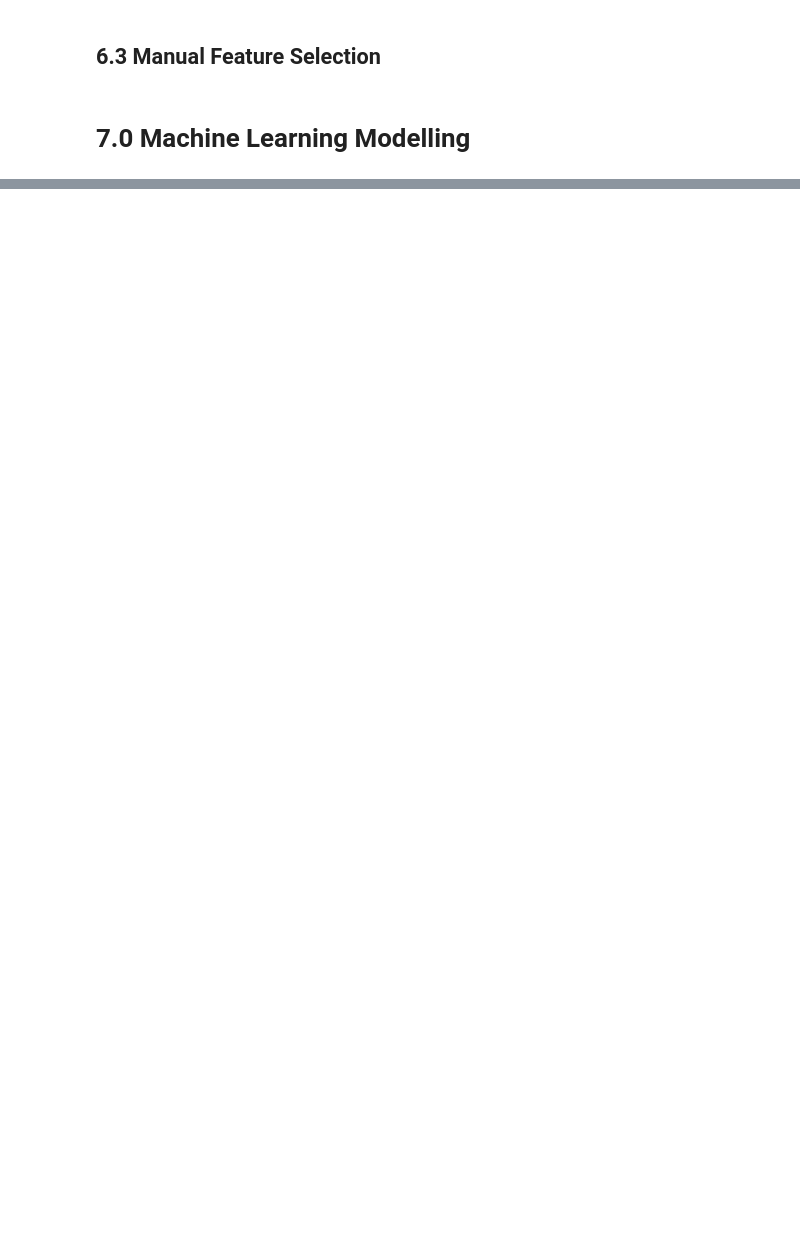
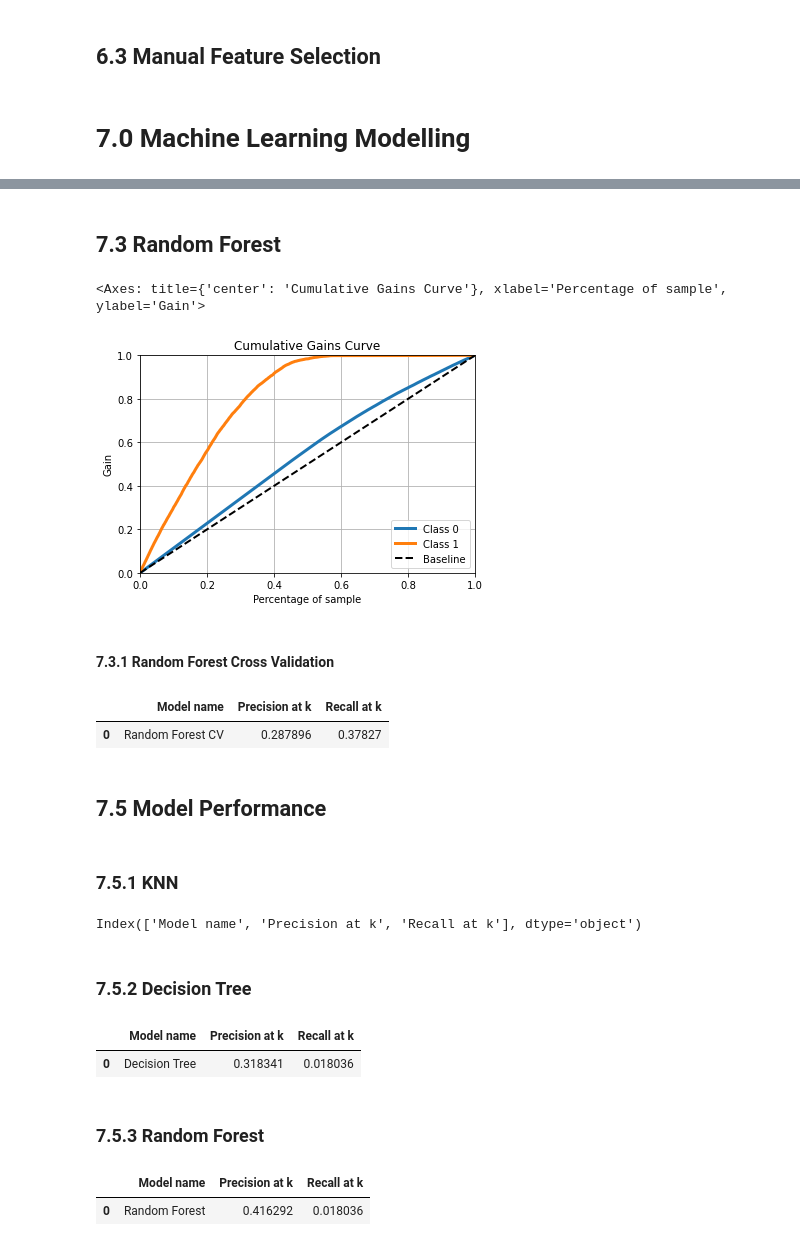
Before and after one commit to alexandrerod/health_insurance_cross_sell, a Jupyter notebook: notebooks/heath_insurance.ipynb, the cells around one changed output, grey strips where cells are left out. Drawn from its saved outputs; the diff is of its cells as text; code cells hidden in the pictures; blank space fills up the shorter version.

```diff
--- a/notebooks/heath_insurance.ipynb
+++ b/notebooks/heath_insurance.ipynb
@@ -590,0 +677,71 @@ x_test = X_test[cols_selected_boruta]
+# %% [markdown]
+## 7.3 Random Forest
+# %%
+#model definition
+
+rf= en.RandomForestClassifier(n_estimators= 1000,max_depth=5, n_jobs=-1, random_state=42)
+#model training
+rf.fit(x_train, y_train)
+yhat_rf = rf.predict_proba(x_test)
+sktplt.metrics.plot_cumulative_gain(y_test, yhat_rf)
+# %% [output]
+<Axes: title={'center': 'Cumulative Gains Curve'}, xlabel='Percentage of sample', ylabel='Gain'>
+[figure, added]
+# %% [markdown]
+#### 7.3.1 Random Forest Cross Validation
+# %%
+rf_cv = cross_validation('Random Forest CV', rf, x_train, y_train, kfold=5)
+rf_cv
+# %% [output]
+|  | Model name | Precision at k | Recall at k |
+| 0 | Random Forest CV | 0.287896 | 0.37827 |
+# %% [markdown]
+## 7.5 Model Performance
+# %% [markdown]
+### 7.5.1 KNN
+# %%
+df_knn = x_test.copy()
+df_knn['response'] = y_test.copy()
+#propensity score
+
+df_knn['score'] = yhat_knn[:,1].tolist()
+
+df_knn = df_knn.sort_values('score', ascending=False)
+
+result_knn  = model_result('Knn', x_test, y_test, yhat_knn ,2000)
+result_knn.columns
+# %% [output]
+Index(['Model name', 'Precision at k', 'Recall at k'], dtype='object')
+# %% [markdown]
+### 7.5.2 Decision Tree
+# %%
+df_tr = x_test.copy()
+df_tr['response'] = y_test.copy()
+
+#propensity score
+df_tr['score'] = yhat_tr[:,1].tolist()
+
+df_tr = df_tr.sort_values('score', ascending=False)
+
+result_tr = model_result('Decision Tree', x_test, y_test,yhat_tr, 2000)
+result_tr
+# %% [output]
+|  | Model name | Precision at k | Recall at k |
+| 0 | Decision Tree | 0.318341 | 0.018036 |
+# %% [markdown]
+### 7.5.3 Random Forest
+# %%
+df_rf = x_test.copy()
+df_rf['response'] = y_test.copy()
+
+#propensity score
+
+df_rf['score'] = yhat_rf[:,1].tolist()
+
+df_rf = df_rf.sort_values('score', ascending=False)
+
+result_rf = model_result('Random Forest', x_test,y_test,yhat= yhat_rf,k=2000)
+result_rf
+# %% [output]
+|  | Model name | Precision at k | Recall at k |
+| 0 | Random Forest | 0.416292 | 0.018036 |
```
Also changed, not shown: parts of 30 cells of this notebook, 5 other files.
